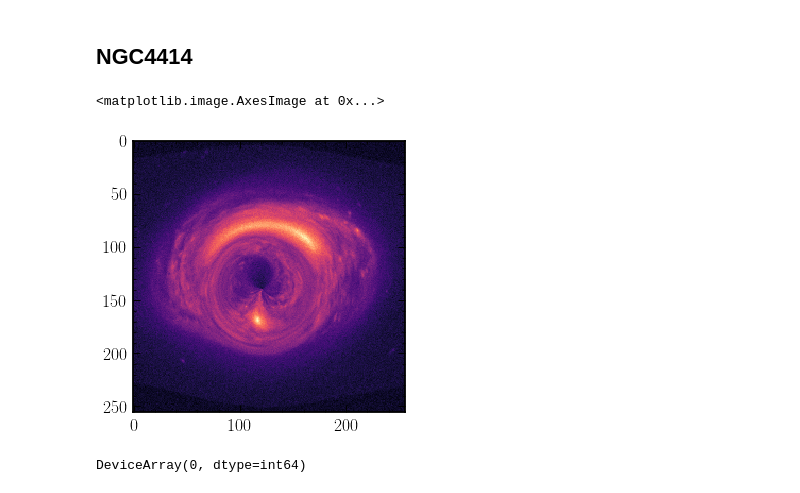
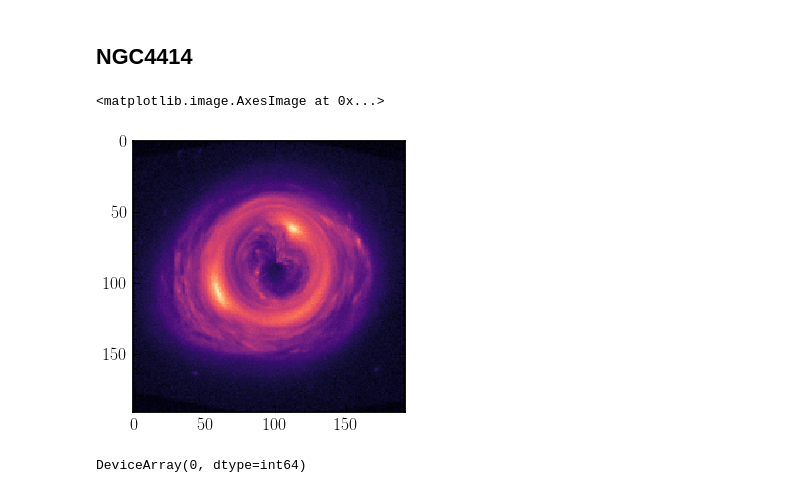
Before and after one commit to smsharma/lensing-neural-fields, a Jupyter notebook: notebooks/nerf_probabilistic_lens.ipynb, the cells around one changed output. Drawn from its saved outputs; the diff is of its cells as text; code cells hidden in the pictures.

```diff
--- a/notebooks/nerf_probabilistic_lens.ipynb
+++ b/notebooks/nerf_probabilistic_lens.ipynb
@@ -54,7 +54,7 @@ cmap = 'magma'
 # %%
 # Don't worry about these
 exposure = 1610.0
-n_xy = 256
+n_xy = 192
 pixel_size = 0.1 * 64 / n_xy
 mag_zero=25.5
 mag_iso=310.5
@@ -139,20 +139,20 @@ std_noise = 0.02
 # %%
 # Change the lens position
 
 src_param_dict = {"profile": "CartesianGrid", "src_ary": im_source}
-hst_param_dict = {"profile": "SIE", "theta_x_0": 0.3, "theta_y_0": -0.15, "theta_E": 1.5, "q": 0.7}
-ext_param_dict = {"profile": "ExtShear", "theta_x_0": 0., "theta_y_0": 0., "gamma_1": -0.02, "gamma_2": 0.02}
+hst_param_dict = {"profile": "SIE", "theta_x_0": -0.3, "theta_y_0": 0.15, "theta_E": 1.5, "q": 0.7}
+ext_param_dict = {"profile": "ExtShear", "theta_x_0": 0., "theta_y_0": 0., "gamma_1": 0.03, "gamma_2": 0.02}
 
 lens_list = [hst_param_dict, ext_param_dict]
 
 lsi = LensingSim(lens_list, [src_param_dict], global_dict, observation_dict)
 image = lsi.lensed_image()
 image += std_noise * np.random.randn(*image.shape)
 
 plt.imshow(image.T, cmap=cmap)
 # %% [output]
 <matplotlib.image.AxesImage at 0x...>
-[figure, old version]
+[figure, new version]
 # %%
 jnp.sum(image.T == 0.)
 # %% [output]
```
Also changed, not shown: parts of 23 cells of this notebook, 2 other files.
